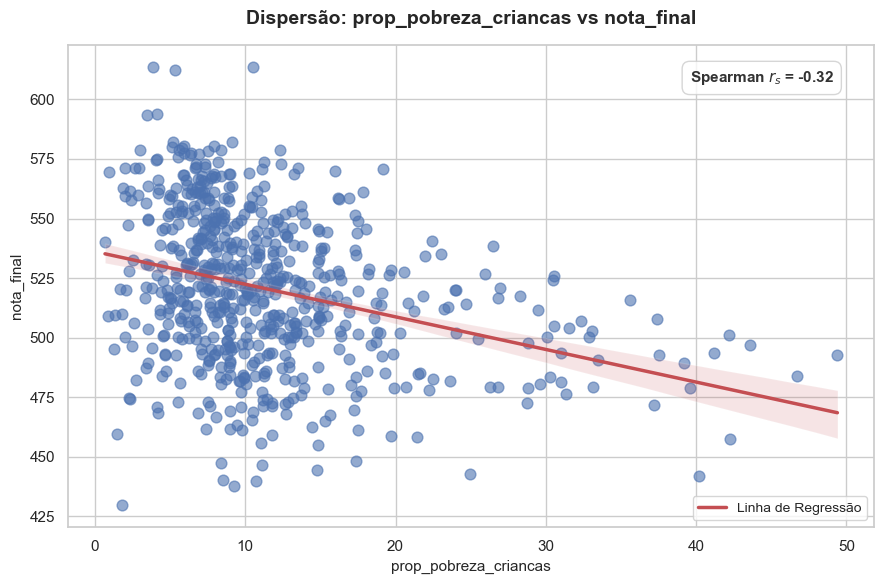
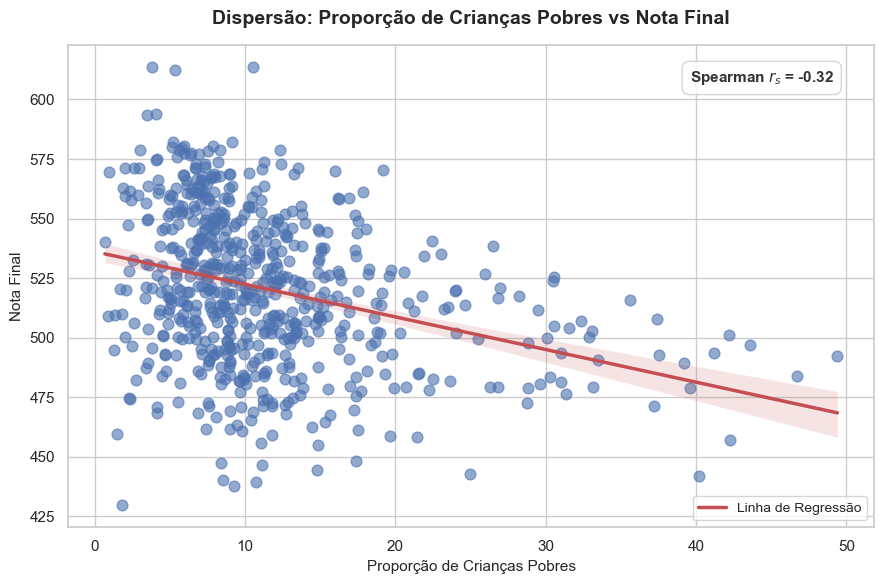
The change to this notebook cell's code, shown as a diff; its figure went from the first image to the second:
--- before
+++ after
@@ -1,4 +1,6 @@
 variavel_y = 'nota_final'
 variavel_x = 'prop_pobreza_criancas'
+nome_y = 'Nota Final'
+nome_x = 'Proporção de Crianças Pobres'
 
 # 1. Calcula a correlação de Pearson dinamicamente para essas duas variáveis
@@ -31,7 +33,7 @@
 
 # Títulos e rótulos
-plt.title(f'Dispersão: {variavel_x} vs {variavel_y}', fontsize=14, pad=15, weight='bold')
-plt.xlabel(variavel_x, fontsize=11)
-plt.ylabel(variavel_y, fontsize=11)
+plt.title(f'Dispersão: {nome_x} vs {nome_y}', fontsize=14, pad=15, weight='bold')
+plt.xlabel(nome_x, fontsize=11)
+plt.ylabel(nome_y, fontsize=11)
 
 # 4. Ativa a legenda na tela

Commit: Mais correções de labels de gráficos